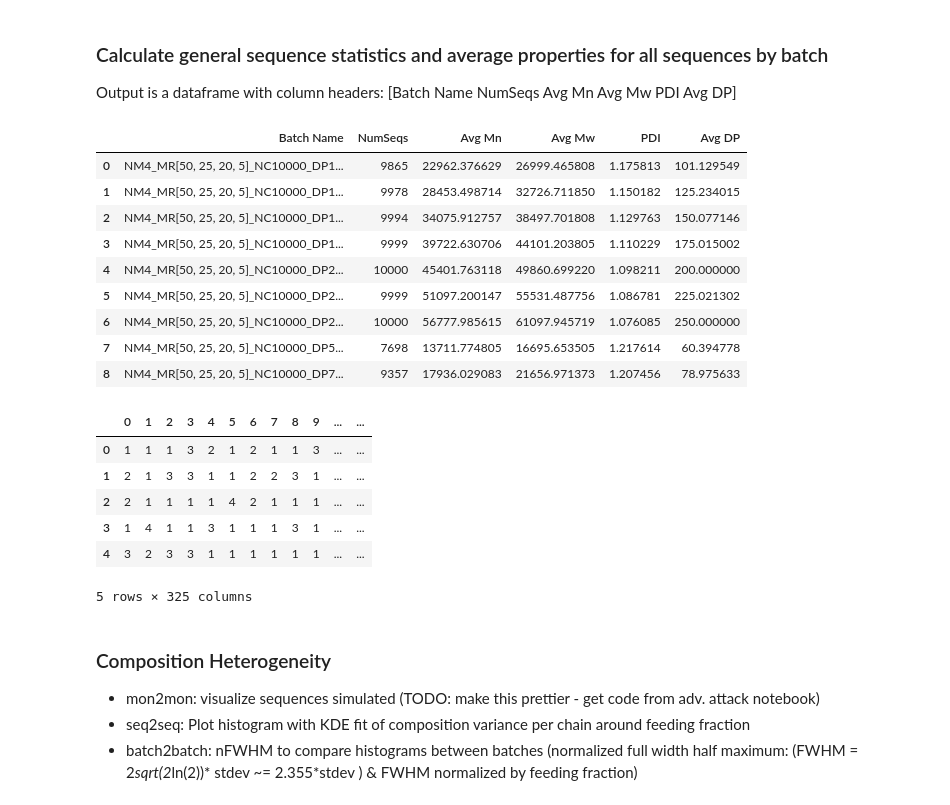
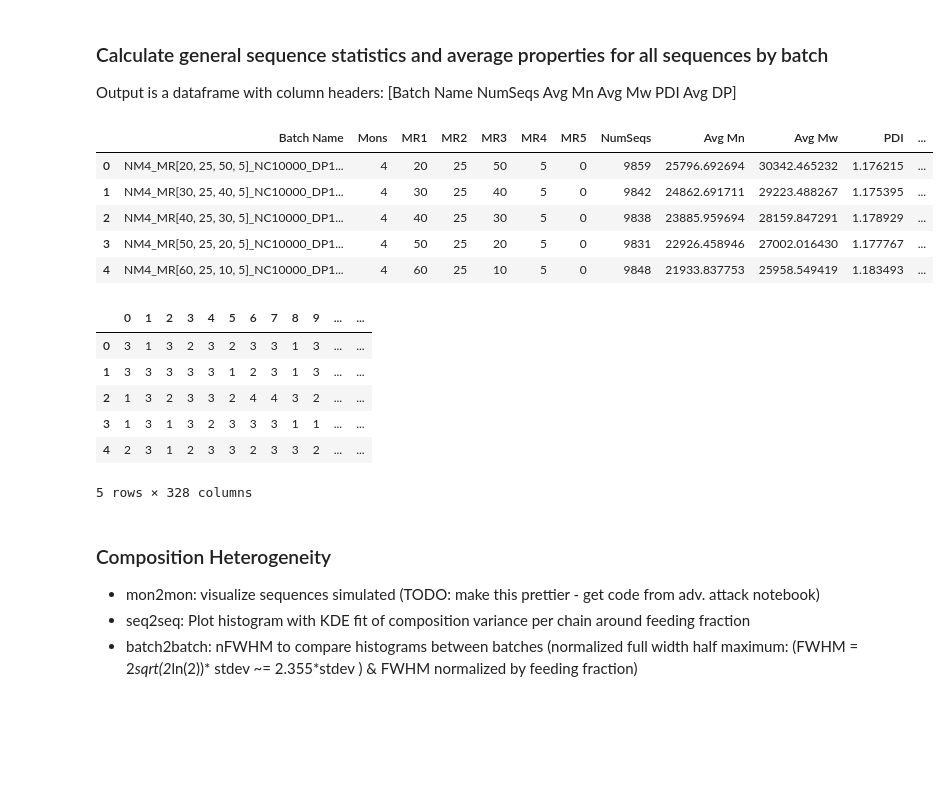
Before and after one commit to ivanjayapurna/RHPapp, a Jupyter notebook: HTP_compdrift.ipynb, the cells around one changed output. Drawn from its saved outputs; the diff is of its cells as text; code cells hidden in the pictures; blank space fills up the shorter version.

```diff
--- a/HTP_compdrift.ipynb
+++ b/HTP_compdrift.ipynb
@@ -58,7 +58,7 @@ N_MONs = 4
 
 # Molar ratios of each monomer
 # ex. if N_MONs = 4: [0.5, 0.25, 0.20, 0.05]
-MRs = [50, 25, 20, 5]
+MRs = [[60, 25, 10, 5], [50, 25, 20, 5], [40, 25, 30, 5], [30, 25, 40, 5], [20, 25, 50, 5]]
 
 # reactivity ratios of monomers, ex. for 4 monomers:
 #[r12, r13, r14]
@@ -66,15 +66,16 @@ MRs = [50, 25, 20, 5]
 #[r31, r32, r34]
 #[r41, r42, r43]
 RRs = ([[1, 1, 1],
-        [1, 1, 1],
-        [1, 1, 1],
-        [1, 1, 1]])
+        [1, 1.09, 1.09],
+        [1, 1.09, 1.09],
+        [1, 1.09, 1.09]])
 
 # % conversion targetted (0-1), i.e. how much of the monomer pool do you want to use
 conv = 0.5
 
 # average degree of polymerization (chain length) you are targetting at YOUR conversion, NOT at 100%.
-avgDPs = [50, 75, 100, 125, 150, 175, 200, 225, 250]
+#avgDPs = [50, 75, 100, 125, 150, 175, 200, 225, 250]
+avgDP = 100
 
 # number of polymer chains to simulate
 N_CHAINs = 10000
@@ -88,6 +89,6 @@ CTP = 0.1
 # set to 0 if you don't want to do any filtration
 PRUNE_OLIGOMERS = 25
 # %%
-for avgDP in avgDPs:
-    run_simulation(N_MONs, N_CHAINs, MRs, RRs, avgDP, conv, CTP, PRUNE_OLIGOMERS)
+for m in MRs:
+    run_simulation(N_MONs, N_CHAINs, m, RRs, avgDP, conv, CTP, PRUNE_OLIGOMERS)
 # %% [output]
@@ -172,44 +170,64 @@ for m in tqdm_notebook(range(len(csv_files))):
             i = i + 1
             seq.append(lines)
     raw_seq = copy.deepcopy(seq)
     seqs.append(raw_seq)
     seqlen = np.zeros(i)
     seqweight = np.zeros(i)
     seqweight2 = np.zeros(i)
 
     for j in range(0,i):
         seqlen[j] = len(seq[j])
         for k in range(len(seq[j])):
             seq[j][k] = Mw[int(seq[j][k])-1]
         seqweight[j] = sum(seq[j])
         seqweight2[j] = (sum(seq[j])**2)
 
     AvgMw = sum(seqweight2)/sum(seqweight)
     AvgMn = sum(seqweight)/len(seqweight)
     PDI = AvgMw/AvgMn
     DP = sum(seqlen)/len(seqlen)
 
     names.append(csv_files[m].replace(path, '').replace('/', '').replace('.csv', ''))
+    n_mons = []
+    MR1s = []
+    MR2s = []
+    MR3s = []
+    MR4s = []
+    MR5s = []
+    for name in names:
+        # n_mons, MR1, ... MRN, n_chains, DP, conv, CTP, Filt
+        num_vals = re.findall(r'\d+', name)
+        n_mons.append(int(num_vals[0]))
+        MR1s.append(int(num_vals[1]))
+        MR2s.append(int(num_vals[2]))
+        if len(num_vals) > 8:
+            MR3s.append(int(num_vals[3]))
+        else:
+            MR3s.append(0)
+        if len(num_vals) > 9:
+            MR4s.append(int(num_vals[4]))
+        else:
+            MR4s.append(0)
+        if len(num_vals) > 10:
+            MR5s.append(int(num_vals[5]))
+        else:
+            MR5s.append(0)
     num_seqs.append(i)
     avg_Mns.append(AvgMn)
     avg_Mws.append(AvgMw)
     PDIs.append(PDI)
     avg_DPs.append(DP)
 
-d = {'Batch Name': names, 'NumSeqs': num_seqs, 'Avg Mn': avg_Mns, 'Avg Mw': avg_Mws, 'PDI': PDIs, 'Avg DP': avg_DPs}
+d = {'Batch Name': names, 'Mons': n_mons, 'MR1': MR1s, 'MR2': MR2s, 'MR3': MR3s, 'MR4': MR4s, 'MR5': MR5s, 'NumSeqs': num_seqs, 'Avg Mn': avg_Mns, 'Avg Mw': avg_Mws, 'PDI': PDIs, 'Avg DP': avg_DPs}
 df_prop = pd.DataFrame(data=d)
 df_prop
 # %% [output]
-|  | Batch Name | NumSeqs | Avg Mn | Avg Mw | PDI | Avg DP |
-| 0 | NM4_MR[50, 25, 20, 5]_NC10000_DP1... | 9865 | 22962.376629 | 26999.465808 | 1.175813 | 101.129549 |
-| 1 | NM4_MR[50, 25, 20, 5]_NC10000_DP1... | 9978 | 28453.498714 | 32726.711850 | 1.150182 | 125.234015 |
-| 2 | NM4_MR[50, 25, 20, 5]_NC10000_DP1... | 9994 | 34075.912757 | 38497.701808 | 1.129763 | 150.077146 |
-| 3 | NM4_MR[50, 25, 20, 5]_NC10000_DP1... | 9999 | 39722.630706 | 44101.203805 | 1.110229 | 175.015002 |
-| 4 | NM4_MR[50, 25, 20, 5]_NC10000_DP2... | 10000 | 45401.763118 | 49860.699220 | 1.098211 | 200.000000 |
-| 5 | NM4_MR[50, 25, 20, 5]_NC10000_DP2... | 9999 | 51097.200147 | 55531.487756 | 1.086781 | 225.021302 |
-| 6 | NM4_MR[50, 25, 20, 5]_NC10000_DP2... | 10000 | 56777.985615 | 61097.945719 | 1.076085 | 250.000000 |
-| 7 | NM4_MR[50, 25, 20, 5]_NC10000_DP5... | 7698 | 13711.774805 | 16695.653505 | 1.217614 | 60.394778 |
-| 8 | NM4_MR[50, 25, 20, 5]_NC10000_DP7... | 9357 | 17936.029083 | 21656.971373 | 1.207456 | 78.975633 |
+|  | Batch Name | Mons | MR1 | MR2 | MR3 | MR4 | MR5 | NumSeqs | Avg Mn | Avg Mw | PDI | ... |
+| 0 | NM4_MR[20, 25, 50, 5]_NC10000_DP1... | 4 | 20 | 25 | 50 | 5 | 0 | 9859 | 25796.692694 | 30342.465232 | 1.176215 | ... |
+| 1 | NM4_MR[30, 25, 40, 5]_NC10000_DP1... | 4 | 30 | 25 | 40 | 5 | 0 | 9842 | 24862.691711 | 29223.488267 | 1.175395 | ... |
+| 2 | NM4_MR[40, 25, 30, 5]_NC10000_DP1... | 4 | 40 | 25 | 30 | 5 | 0 | 9838 | 23885.959694 | 28159.847291 | 1.178929 | ... |
+| 3 | NM4_MR[50, 25, 20, 5]_NC10000_DP1... | 4 | 50 | 25 | 20 | 5 | 0 | 9831 | 22926.458946 | 27002.016430 | 1.177767 | ... |
+| 4 | NM4_MR[60, 25, 10, 5]_NC10000_DP1... | 4 | 60 | 25 | 10 | 5 | 0 | 9848 | 21933.837753 | 25958.549419 | 1.183493 | ... |
 # %%
 #Read csv output files of 'n' batches and convert to n-element pd dataframe
 dfs = []
@@ -233,12 +251,12 @@ for m in range(len(csv_files)):
 dfs[0].head()
 # %% [output]
 |  | 0 | 1 | 2 | 3 | 4 | 5 | 6 | 7 | 8 | 9 | ... | ... |
-| 0 | 1 | 1 | 1 | 3 | 2 | 1 | 2 | 1 | 1 | 3 | ... | ... |
-| 1 | 2 | 1 | 3 | 3 | 1 | 1 | 2 | 2 | 3 | 1 | ... | ... |
-| 2 | 2 | 1 | 1 | 1 | 1 | 4 | 2 | 1 | 1 | 1 | ... | ... |
-| 3 | 1 | 4 | 1 | 1 | 3 | 1 | 1 | 1 | 3 | 1 | ... | ... |
-| 4 | 3 | 2 | 3 | 3 | 1 | 1 | 1 | 1 | 1 | 1 | ... | ... |
+| 0 | 3 | 1 | 3 | 2 | 3 | 2 | 3 | 3 | 1 | 3 | ... | ... |
+| 1 | 3 | 3 | 3 | 3 | 3 | 1 | 2 | 3 | 1 | 3 | ... | ... |
+| 2 | 1 | 3 | 2 | 3 | 3 | 2 | 4 | 4 | 3 | 2 | ... | ... |
+| 3 | 1 | 3 | 1 | 3 | 2 | 3 | 3 | 3 | 1 | 1 | ... | ... |
+| 4 | 2 | 3 | 1 | 2 | 3 | 3 | 2 | 3 | 3 | 2 | ... | ... |
-5 rows × 325 columns
+5 rows × 328 columns
 # %% [markdown]
 ### Composition Heterogeneity
 - mon2mon: visualize sequences simulated (TODO: make this prettier - get code from adv. attack notebook)
```
Also changed, not shown: parts of 15 cells of this notebook.
